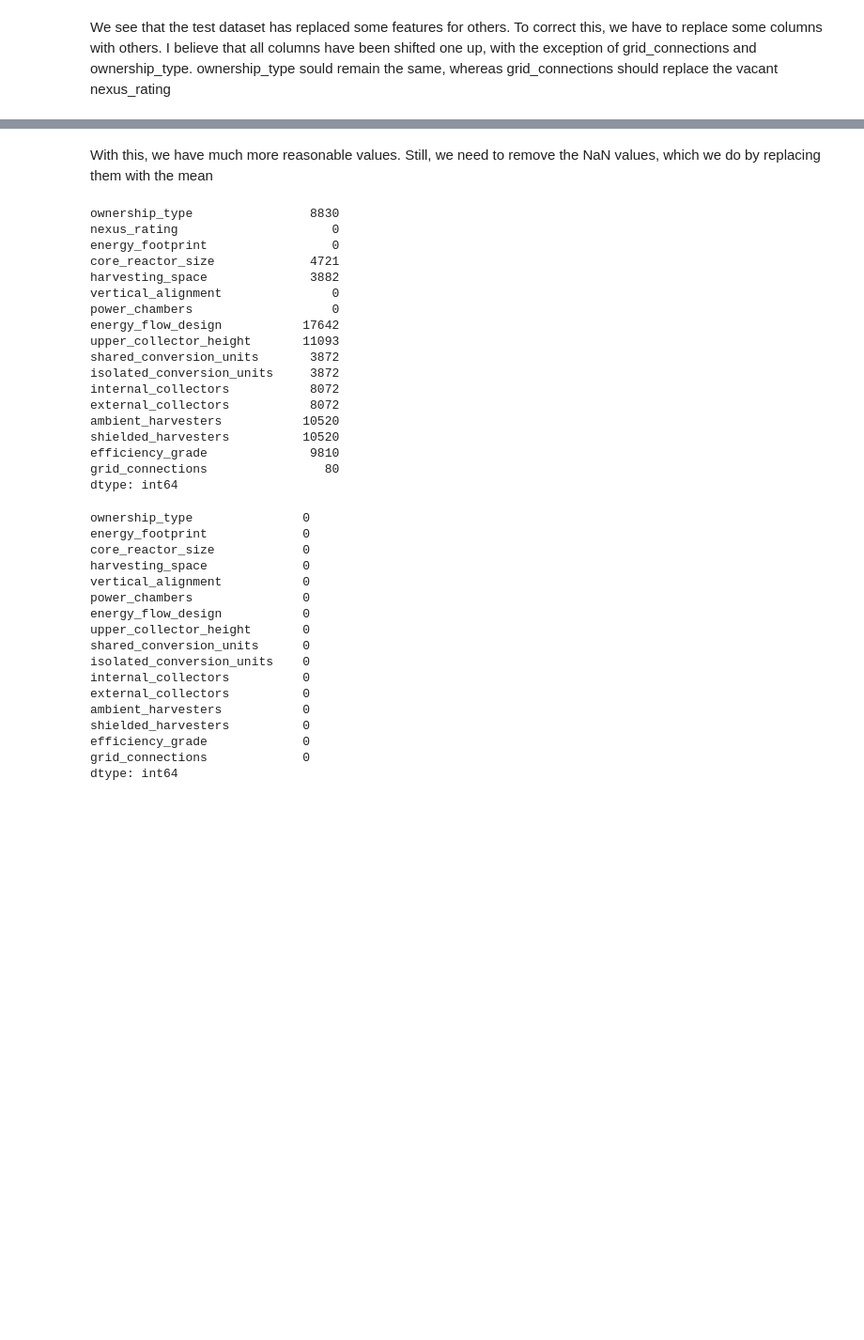
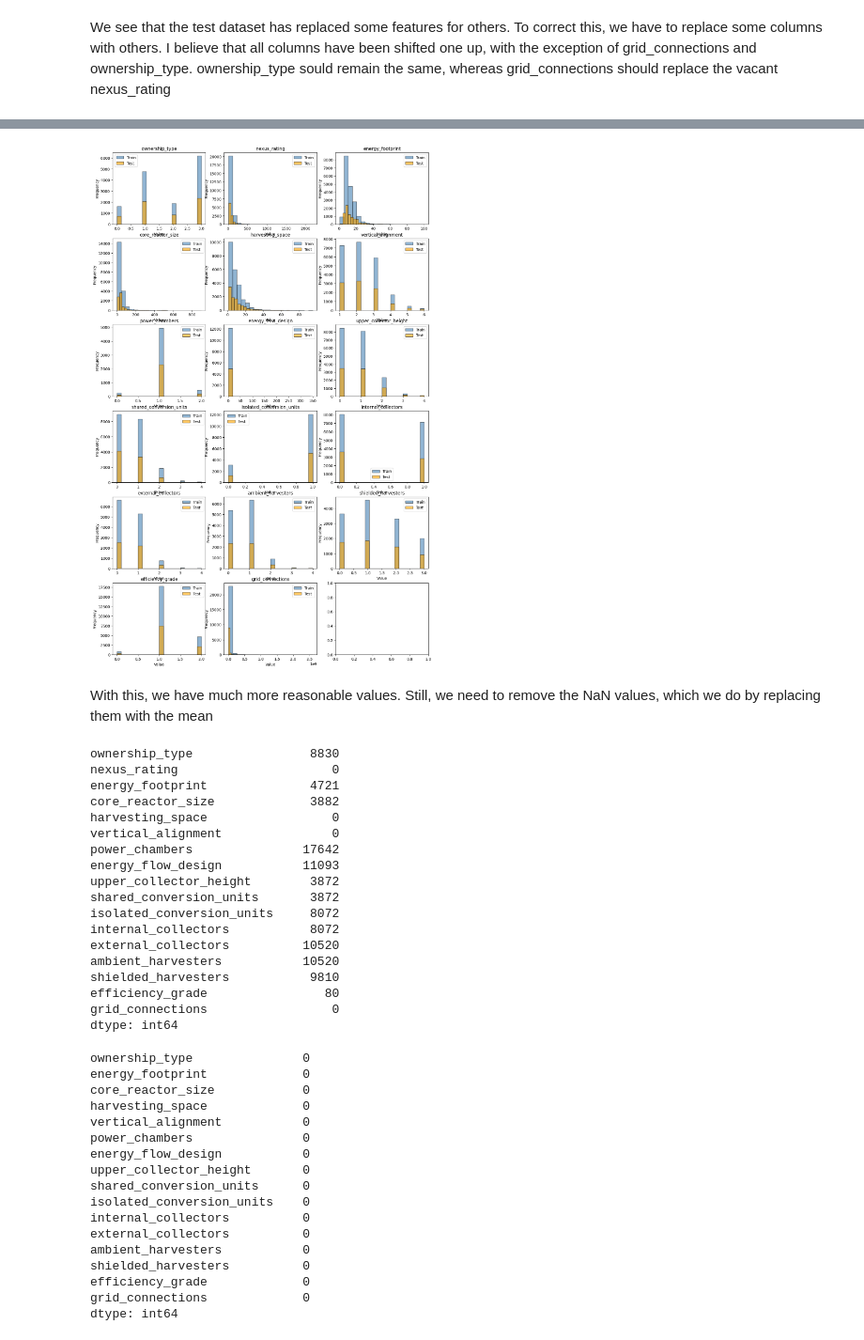
Before and after one commit to flippi321/TDT4172-Introduction-to-Machine-Learning, a Jupyter notebook: Assignment 1/Chapter_1.ipynb, the cells around one changed output, grey strips where cells are left out. Shown at 94% size. Saved outputs shown, nothing was run; the diff lists cells and outputs as text; code cells hidden in the pictures; blank space fills up the shorter version.

```diff
--- a/Assignment 1/Chapter_1.ipynb
+++ b/Assignment 1/Chapter_1.ipynb
@@ -575,25 +569,29 @@ plot_all_datasets(train_corrected, test_corrected)
+# %%
+plot_all_datasets(train, test)
+# %% [output]
+[figure, added]
 # %% [markdown]
 With this, we have much more reasonable values. Still, we need to remove the NaN values, which we do by replacing them with the mean
 # %%
-print(train_corrected.isna().sum())
+print(train.isna().sum())
 # %% [output]
 ownership_type                8830
 nexus_rating                     0
-energy_footprint                 0
-core_reactor_size             4721
-harvesting_space              3882
+energy_footprint              4721
+core_reactor_size             3882
+harvesting_space                 0
 vertical_alignment               0
-power_chambers                   0
-energy_flow_design           17642
-upper_collector_height       11093
+power_chambers               17642
+energy_flow_design           11093
+upper_collector_height        3872
 shared_conversion_units       3872
-isolated_conversion_units     3872
+isolated_conversion_units     8072
 internal_collectors           8072
-external_collectors           8072
+external_collectors          10520
 ambient_harvesters           10520
-shielded_harvesters          10520
-efficiency_grade              9810
-grid_connections                80
+shielded_harvesters           9810
+efficiency_grade                80
+grid_connections                 0
 dtype: int64
 # %%
 from sklearn.impute import KNNImputer
```
Also changed, not shown: parts of 26 cells of this notebook.
